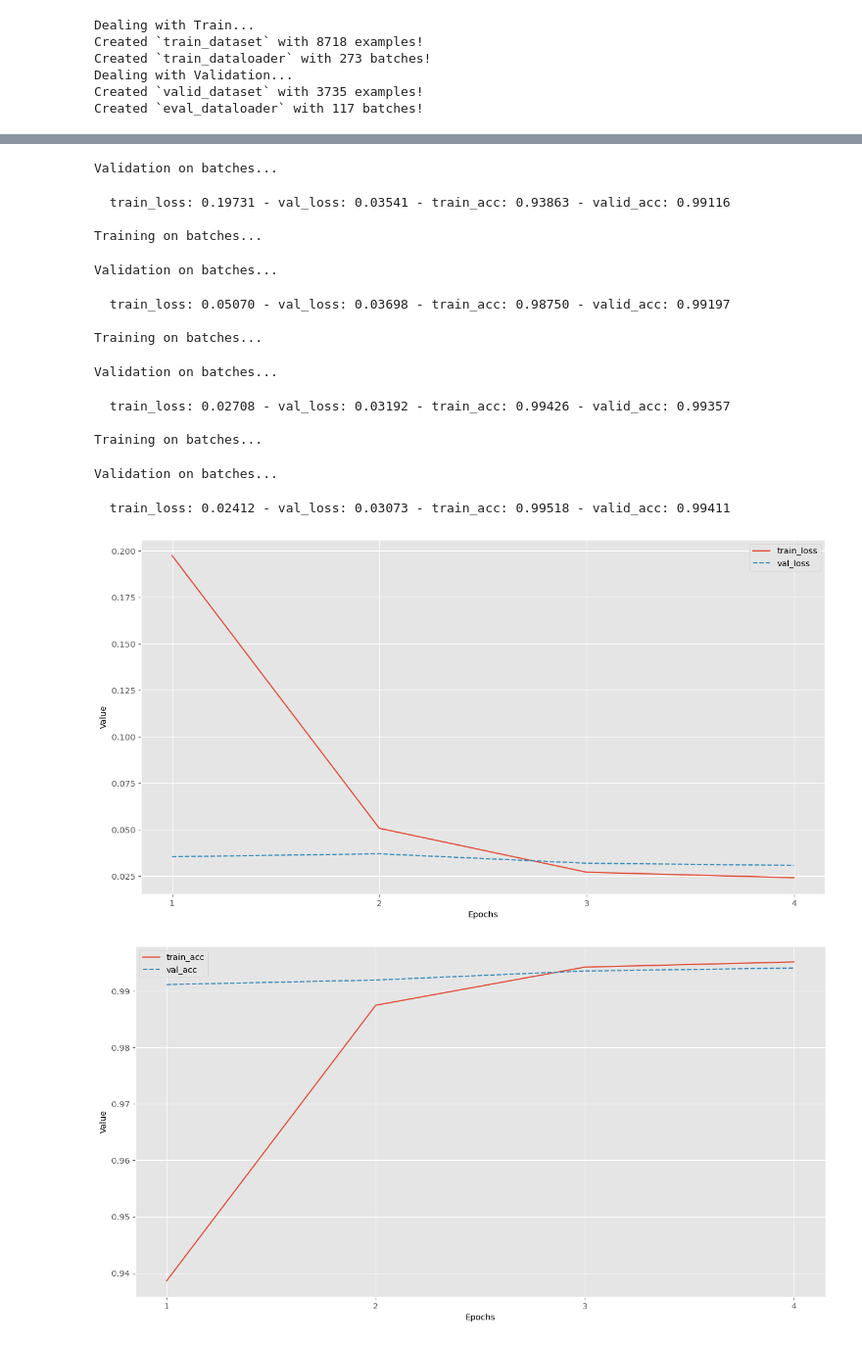
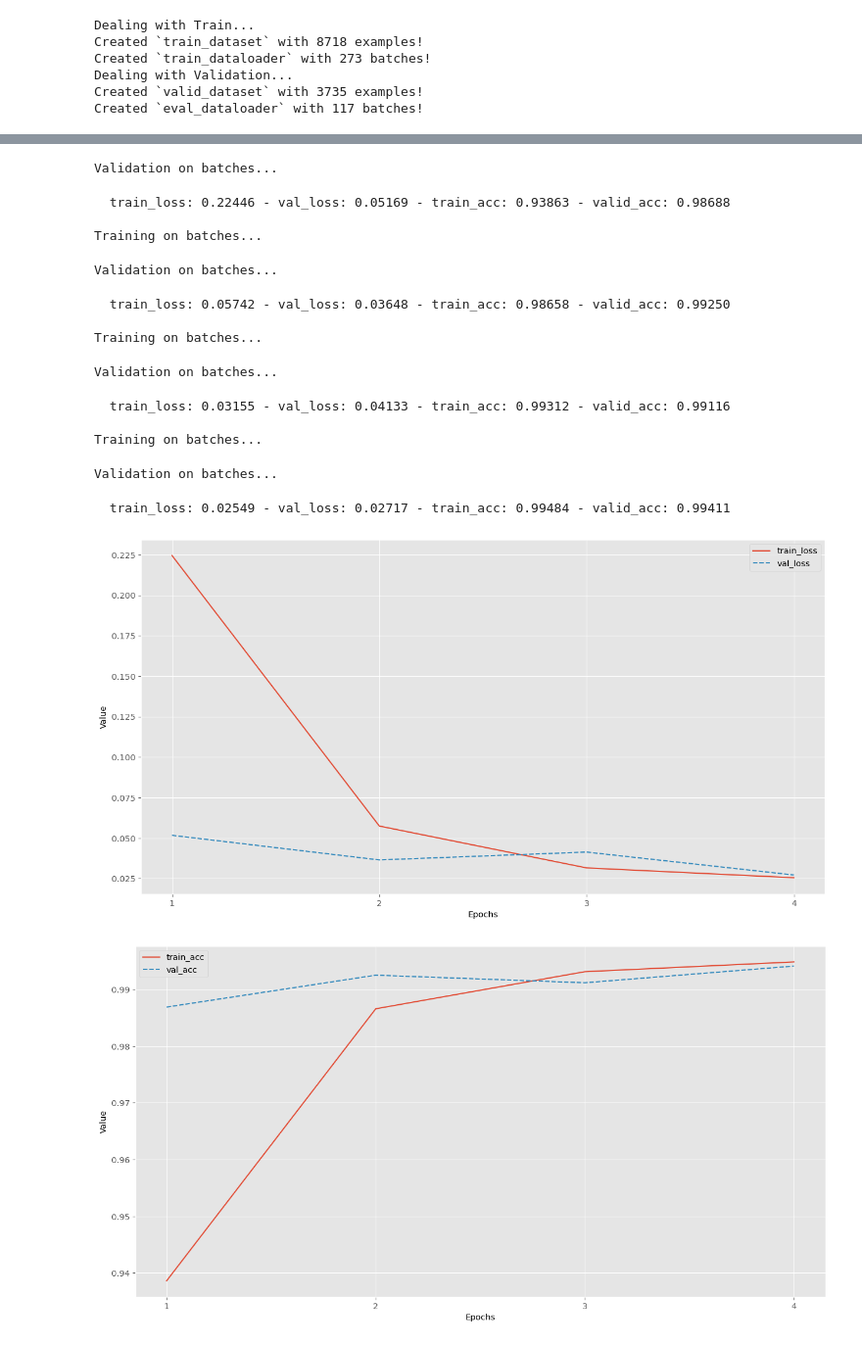
Before and after one commit to AnthonyEleuteri/BPMN-domain-analisys, a Jupyter notebook: 2. GPT_Study.ipynb, the cells around one changed output, grey strips where cells are left out. Shown: that part at 98% size. Drawn from its saved outputs; the diff is of its cells as text; code cells hidden in the pictures.

```diff
--- a/2. GPT_Study.ipynb
+++ b/2. GPT_Study.ipynb
@@ -199,14 +234,12 @@ Dealing with Validation...
 Created `valid_dataset` with 3735 examples!
 Created `eval_dataloader` with 117 batches!
 # %%
-from transformers import AdamW, get_linear_schedule_with_warmup
+from torch.optim import AdamW
 # Note: AdamW is a class from the huggingface library (as opposed to pytorch)
 # I believe the 'W' stands for 'Weight Decay fix"
 optimizer = AdamW(model.parameters(),
-                  lr=2e-5,  # default is 5e-5, our notebook had 2e-5
-                  eps=1e-8  # default is 1e-8.
-                  )
-
+                  lr=2e-5,
+                  eps=1e-8)
 # Total number of training steps is number of batches * number of epochs.
 # `train_dataloader` contains batched data so `len(train_dataloader)` gives
 # us the number of batches.
@@ -233,41 +266,41 @@ for epoch in tqdm(range(epochs)):
     # Get prediction form model on validation data.
     print('Validation on batches...')
     valid_labels, valid_predict, val_loss = validation(valid_dataloader, device, model)
     val_acc = accuracy_score(valid_labels, valid_predict)
 
     # Print loss and accuracy values to see how training evolves.
     print("  train_loss: %.5f - val_loss: %.5f - train_acc: %.5f - valid_acc: %.5f" % (train_loss, val_loss, train_acc, val_acc))
 
     # Store the loss value for plotting the learning curve.
     all_loss['train_loss'].append(train_loss)
     all_loss['val_loss'].append(val_loss)
     all_acc['train_acc'].append(train_acc)
     all_acc['val_acc'].append(val_acc)
 
 # Plot loss curves.
-plot_dict(all_loss, use_xlabel='Epochs', use_ylabel='Value', use_linestyles=['-', '--'])
+plot_dict(all_loss, use_xlabel='Epochs', use_ylabel='Value', use_linestyles=['-', '--'], magnify=0.1)
 
 # Plot accuracy curves.
-plot_dict(all_acc, use_xlabel='Epochs', use_ylabel='Value', use_linestyles=['-', '--'])
+plot_dict(all_acc, use_xlabel='Epochs', use_ylabel='Value', use_linestyles=['-', '--'], magnify=0.1)
 # %% [output]
 Epoch
 Training on batches...
 Validation on batches...
-  train_loss: 0.19731 - val_loss: 0.03541 - train_acc: 0.93863 - valid_acc: 0.99116
+  train_loss: 0.22446 - val_loss: 0.05169 - train_acc: 0.93863 - valid_acc: 0.98688
 
 Training on batches...
 Validation on batches...
-  train_loss: 0.05070 - val_loss: 0.03698 - train_acc: 0.98750 - valid_acc: 0.99197
+  train_loss: 0.05742 - val_loss: 0.03648 - train_acc: 0.98658 - valid_acc: 0.99250
 
 Training on batches...
 Validation on batches...
-  train_loss: 0.02708 - val_loss: 0.03192 - train_acc: 0.99426 - valid_acc: 0.99357
+  train_loss: 0.03155 - val_loss: 0.04133 - train_acc: 0.99312 - valid_acc: 0.99116
 
 Training on batches...
 Validation on batches...
-  train_loss: 0.02412 - val_loss: 0.03073 - train_acc: 0.99518 - valid_acc: 0.99411
+  train_loss: 0.02549 - val_loss: 0.02717 - train_acc: 0.99484 - valid_acc: 0.99411
-[figure, old version]
+[figure, new version]
-[figure, old version]
+[figure, new version]
 # %%
 # Get prediction form model on validation data. This is where you should use
 # your test data.
```
Also changed, not shown: parts of 4 cells of this notebook, 2 other files.
